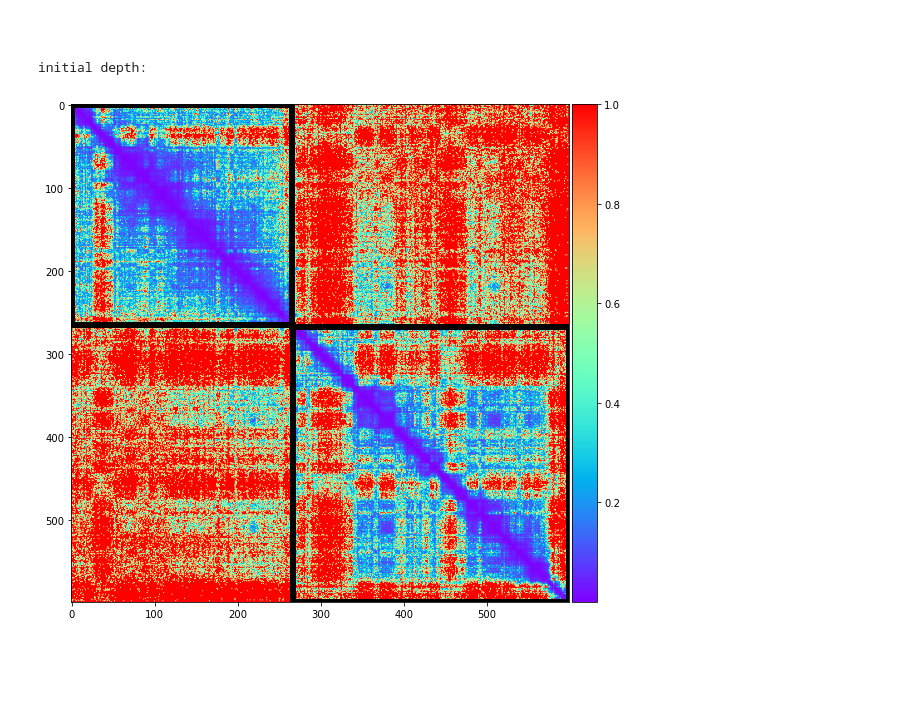
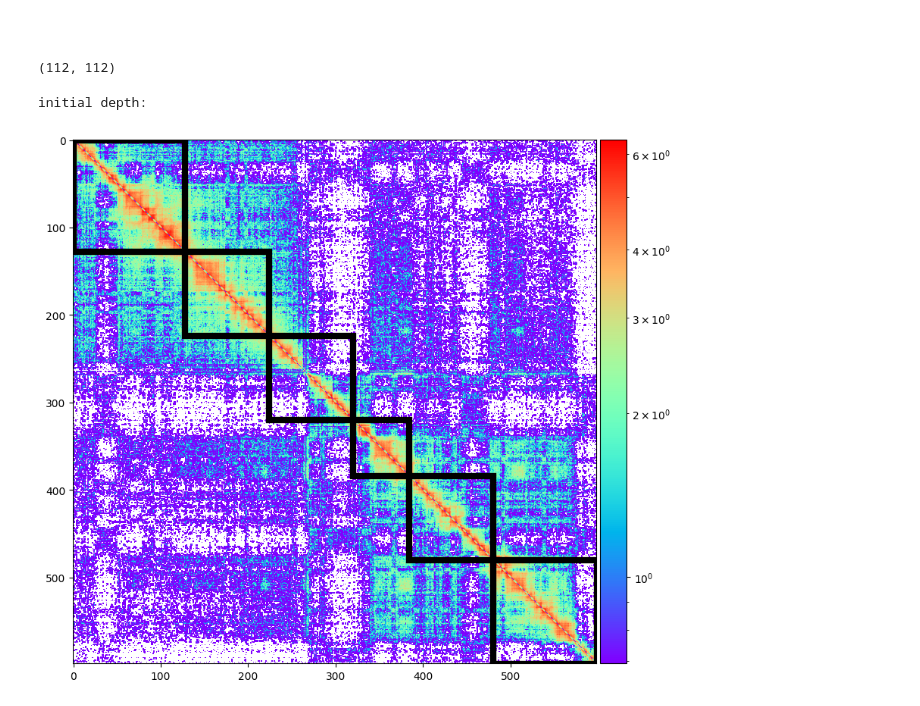
Before and after one commit to Nik212/chromatin-reconstruction, a Jupyter notebook: src/clustering.ipynb, the cells around one changed output. Cells and saved outputs as stored; diff of their text form; code cells hidden in the pictures; blank space fills up the shorter version.

Commit message:
measure function change

```diff
--- a/src/clustering.ipynb
+++ b/src/clustering.ipynb
@@ -86,6 +86,10 @@ def extract_block_diag(A,M,k=0):
 #print('np.diag', [[np.diag(C)[i], [i, i], [i, i]] for i in range(0, C.shape[0])][-5:])
 #print('----')
 #print('extract block', extract_block_diag(C, 1)[-5:])
+# %%
+clusters[0][0].shape
+# %% [output]
+(112, 112)
 # %%
 import numpy as np
 import matplotlib.patches as patches
@@ -130,6 +134,7 @@ def clusterize(C, depth, initial_cluster_size, measure, criterion,  color_norm):
     print('initial depth:')
     for t in range(0, p):
         u_t = criterion([measure(
+        clusters,
         merge_clusters(C, clusters, u, u+1),
         clusters[u],
         clusters[u+1]) for u in range(0, p - t - 1)])
@@ -154,40 +159,44 @@ def clusterize(C, depth, initial_cluster_size, measure, criterion,  color_norm):
     return clusters
 # %%
 m = 599
-inverse = True
-depth = 3
+inverse = False
+depth = 6
 use_log = True
-initial_cluster_size = 1
+initial_cluster_size = 32
 if inverse:
-    def measure(merged_clusters, c1, c2):
+    def measure(cluseters, merged_clusters, c1, c2):
         return -(np.mean(merged_clusters[0]) - np.mean(c1[0]) - np.mean(c2[0]))
+
+    #def measure(merged_clusters, c1, c2):
+    #   return np.sum(merged_clusters[0]) / (merged_clusters[0].size - merged_clusters[0].shape[0]) - np.sum(c1[0]) / (c1[0].size - c1[0].shape[0]) - np.sum(c2[0]) / (c2.size[0] -c2[0].shape[0])
     inverse_C = 1/C
     inverse_C[inverse_C == np.inf] = 1
     clusters = clusterize(inverse_C [:m, :m],
              depth = depth,
              initial_cluster_size = initial_cluster_size,
              measure = measure,
              criterion = np.argmin,
              color_norm= colors.Normalize(inverse_C.min(), inverse_C.max()))
 else:
-    def measure(merged_clusters, c1, c2):
-        return np.mean(merged_clusters[0]) - np.mean(c1[0]) - np.mean(c2[0])
+    def measure(clusters, merged_clusters, c1, c2):
+        min_size = min([cluster[0].size for cluster in clusters])
+        return (np.mean(merged_clusters[0]) - np.mean(c1[0]) - np.mean(c2[0])) - merged_clusters[0].size/min_size
     if use_log:
         log_data = np.log(C)
         log_data[log_data == -np.inf] = 0.0
         clusters = clusterize(log_data[:m, :m],
                 depth = depth,
                 initial_cluster_size = initial_cluster_size,
                 measure = measure,
                 criterion = np.argmax,
                 color_norm= colors.LogNorm())
     else:
         clusters = clusterize(C[:m, :m],
                 depth = depth,
                 initial_cluster_size = initial_cluster_size,
                 measure = measure,
                 criterion = np.argmax,
                 color_norm= colors.LogNorm())
 # %% [output]
 initial depth:
-[figure, old version]
+[figure, new version]
```
Also changed, not shown: parts of 1 cell of this notebook.
